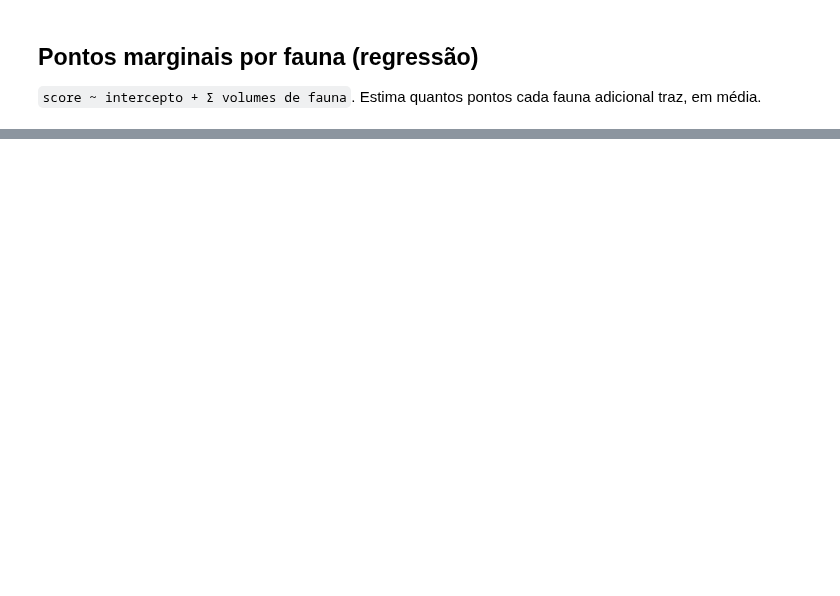
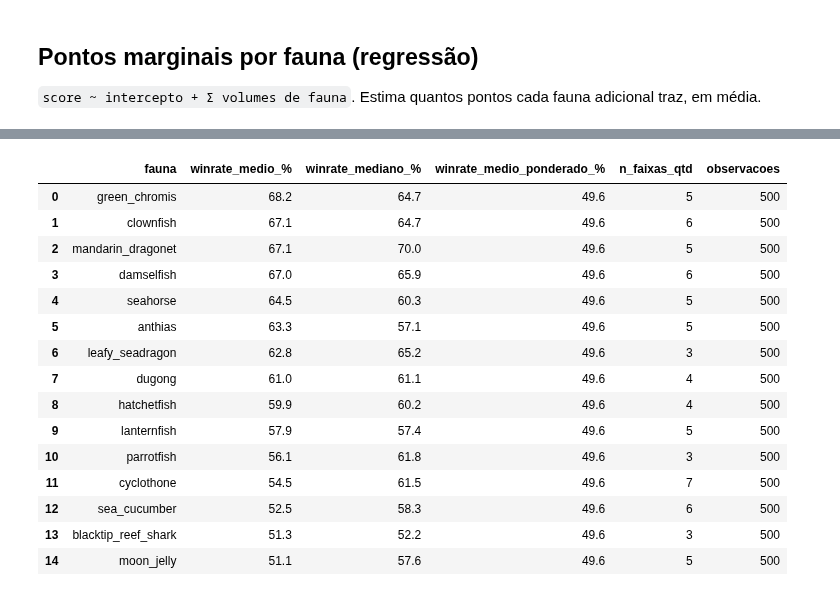
Before and after one commit to MauTBernardini/great-coral-reef, a Jupyter notebook: notebooks/analyze_fauna.ipynb, the cells around one changed output, grey strips where cells are left out. Cells and saved outputs as stored; diff of their text form; code cells hidden in the pictures; blank space fills up the shorter version.

```diff
--- a/notebooks/analyze_fauna.ipynb
+++ b/notebooks/analyze_fauna.ipynb
@@ -125,0 +233,32 @@ reg.to_frame('pontos_por_fauna')
+# %%
+rows = []
+for ft in fauna_types:
+    col = f'fauna_{ft}'
+    grp = plong.groupby(col)['won'].agg(['mean', 'size']).reset_index()
+    rows.append({
+        'fauna': ft,
+        'winrate_medio_%': round(grp['mean'].mean() * 100, 1),
+        'winrate_mediano_%': round(grp['mean'].median() * 100, 1),
+        'winrate_medio_ponderado_%': round(np.average(grp['mean'], weights=grp['size']) * 100, 1),
+        'n_faixas_qtd': int(len(grp)),
+        'observacoes': int(grp['size'].sum()),
+    })
+
+pd.DataFrame(rows).sort_values('winrate_medio_%', ascending=False).reset_index(drop=True)
+# %% [output]
+|  | fauna | winrate_medio_% | winrate_mediano_% | winrate_medio_ponderado_% | n_faixas_qtd | observacoes |
+| 0 | green_chromis | 68.2 | 64.7 | 49.6 | 5 | 500 |
+| 1 | clownfish | 67.1 | 64.7 | 49.6 | 6 | 500 |
+| 2 | mandarin_dragonet | 67.1 | 70.0 | 49.6 | 5 | 500 |
+| 3 | damselfish | 67.0 | 65.9 | 49.6 | 6 | 500 |
+| 4 | seahorse | 64.5 | 60.3 | 49.6 | 5 | 500 |
+| 5 | anthias | 63.3 | 57.1 | 49.6 | 5 | 500 |
+| 6 | leafy_seadragon | 62.8 | 65.2 | 49.6 | 3 | 500 |
+| 7 | dugong | 61.0 | 61.1 | 49.6 | 4 | 500 |
+| 8 | hatchetfish | 59.9 | 60.2 | 49.6 | 4 | 500 |
+| 9 | lanternfish | 57.9 | 57.4 | 49.6 | 5 | 500 |
+| 10 | parrotfish | 56.1 | 61.8 | 49.6 | 3 | 500 |
+| 11 | cyclothone | 54.5 | 61.5 | 49.6 | 7 | 500 |
+| 12 | sea_cucumber | 52.5 | 58.3 | 49.6 | 6 | 500 |
+| 13 | blacktip_reef_shark | 51.3 | 52.2 | 49.6 | 3 | 500 |
+| 14 | moon_jelly | 51.1 | 57.6 | 49.6 | 5 | 500 |
```
Also changed, not shown: parts of 11 cells of this notebook, 19 other files.
